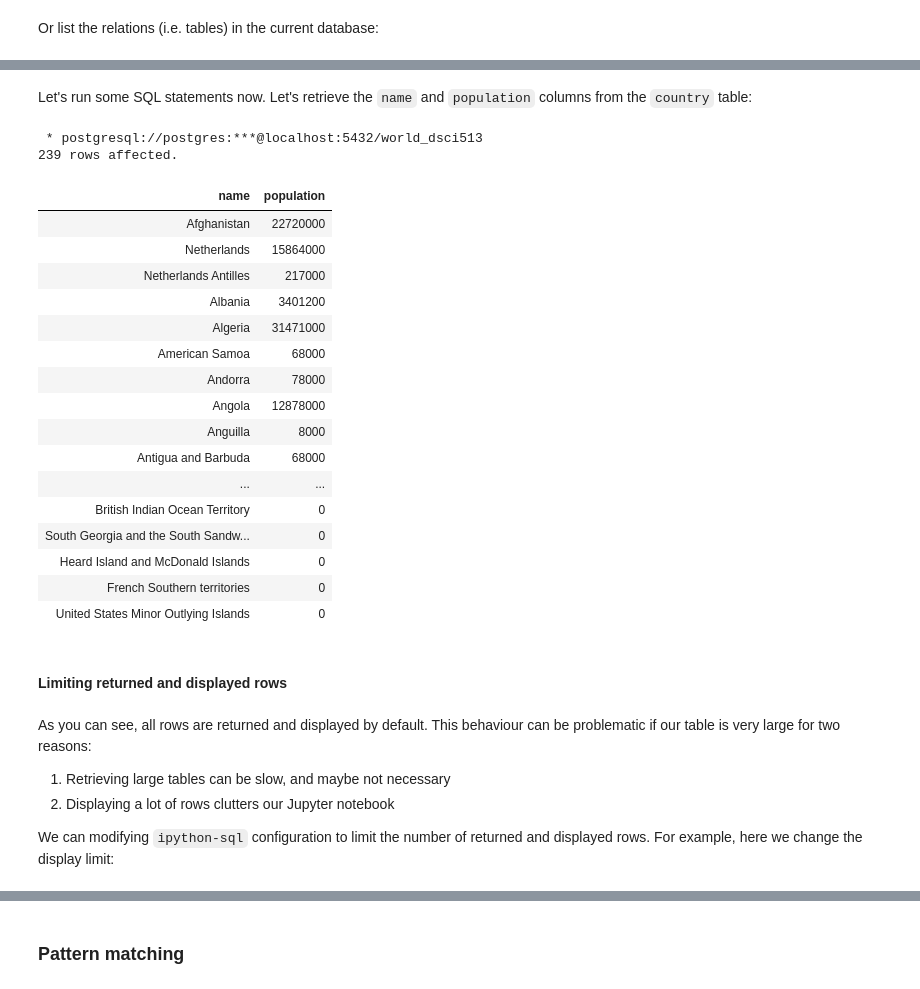
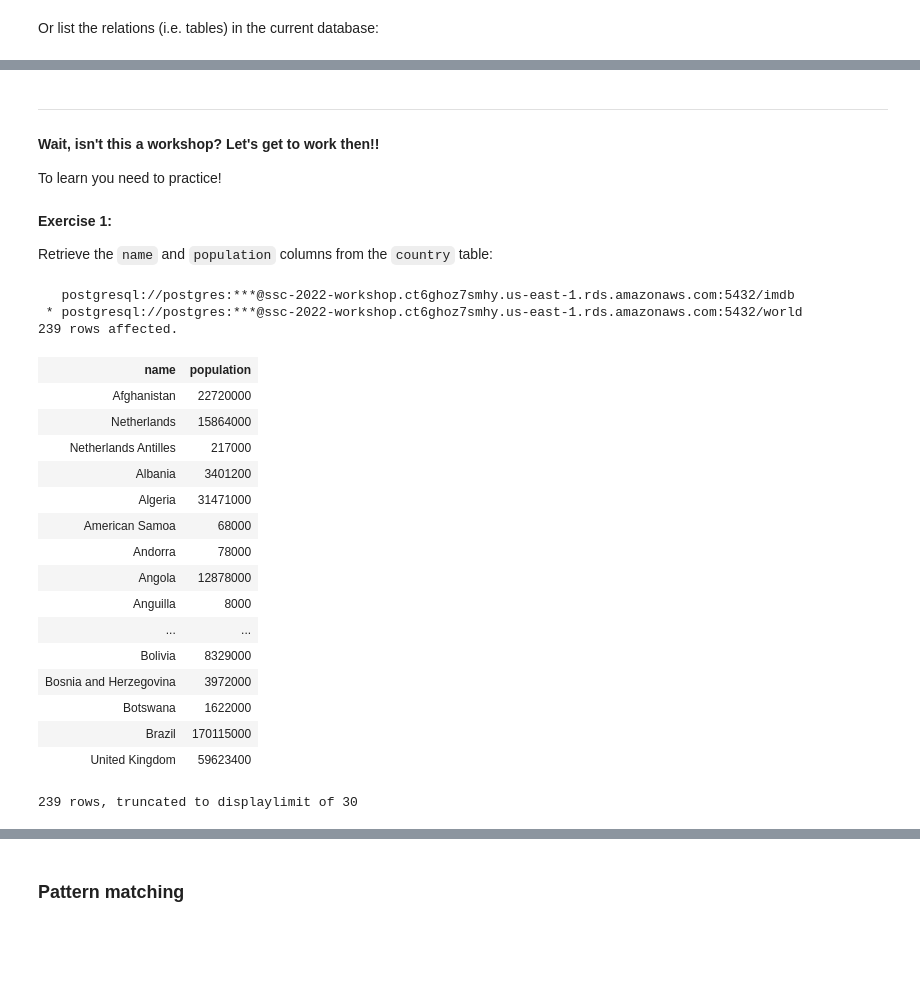
Before and after one commit to Lourenzutti/ssc-workshop-database-2022, a Jupyter notebook: part-1.ipynb, the cells around one changed output, grey strips where cells are left out. Saved outputs shown, nothing was run; the diff lists cells and outputs as text; code cells hidden in the pictures; blank space fills up the shorter version.

```diff
--- a/part-1.ipynb
+++ b/part-1.ipynb
@@ -249,32 +237,34 @@ Or list the relations (i.e. tables) in the current database:
+# %% [markdown]
+---------------------------------------
+#### Wait, isn't this a workshop? Let's get to work then!!
+To learn you need to practice!
 # %% [markdown]
-Let's run some SQL statements now. Let's retrieve the `name` and `population` columns from the `country` table:
+**Exercise 1:**
+
+Retrieve the `name` and `population` columns from the `country` table:
 # %%
-%sql SELECT name, population FROM country;
+%%sql
+
+SELECT name, population
+    FROM country;
 # %% [output]
- * postgresql://postgres:***@localhost:5432/world_dsci513
+   postgresql://postgres:***@ssc-2022-workshop.ct6ghoz7smhy.us-east-1.rds.amazonaws.com:5432/imdb
+ * postgresql://postgres:***@ssc-2022-workshop.ct6ghoz7smhy.us-east-1.rds.amazonaws.com:5432/world
 239 rows affected.
 | name | population |
 | Afghanistan | 22720000 |
 | Netherlands | 15864000 |
 | Netherlands Antilles | 217000 |
 | Albania | 3401200 |
 | Algeria | 31471000 |
 | American Samoa | 68000 |
 | Andorra | 78000 |
 | Angola | 12878000 |
 | Anguilla | 8000 |
-| Antigua and Barbuda | 68000 |
 | ... | ... |
-| British Indian Ocean Territory | 0 |
-| South Georgia and the South Sandw... | 0 |
-| Heard Island and McDonald Islands | 0 |
-| French Southern territories | 0 |
-| United States Minor Outlying Islands | 0 |
+| Bolivia | 8329000 |
+| Bosnia and Herzegovina | 3972000 |
+| Botswana | 1622000 |
+| Brazil | 170115000 |
+| United Kingdom | 59623400 |
+239 rows, truncated to displaylimit of 30
-# %% [markdown]
-#### Limiting returned and displayed rows
-# %% [markdown]
-As you can see, all rows are returned and displayed by default. This behaviour can be problematic if our table is very large for two reasons:
-1. Retrieving large tables can be slow, and maybe not necessary
-2. Displaying a lot of rows clutters our Jupyter notebook
-
-We can modifying `ipython-sql` configuration to limit the number of returned and displayed rows. For example, here we change the display limit:
```
Also changed, not shown: parts of 367 cells of this notebook.
